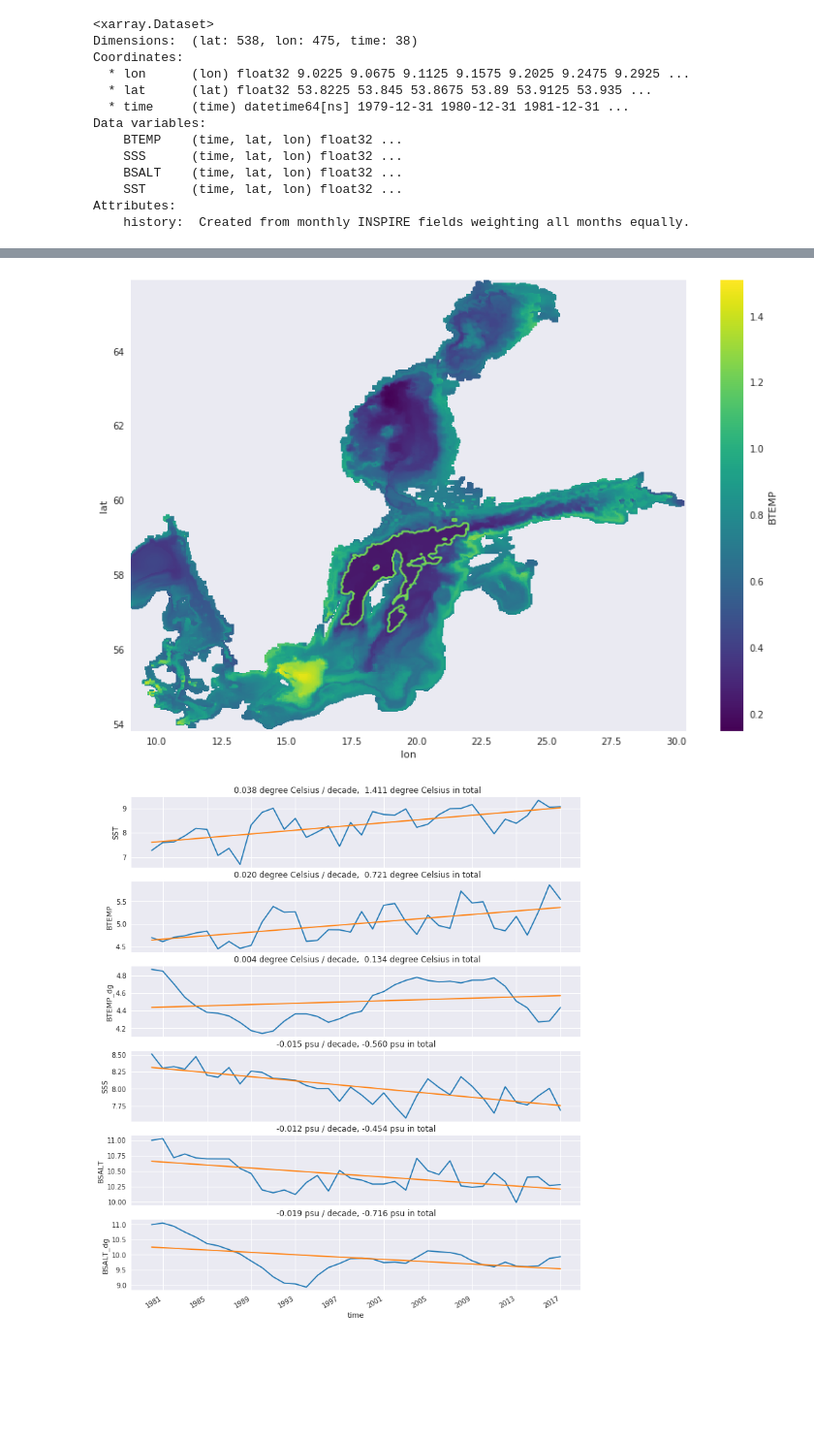
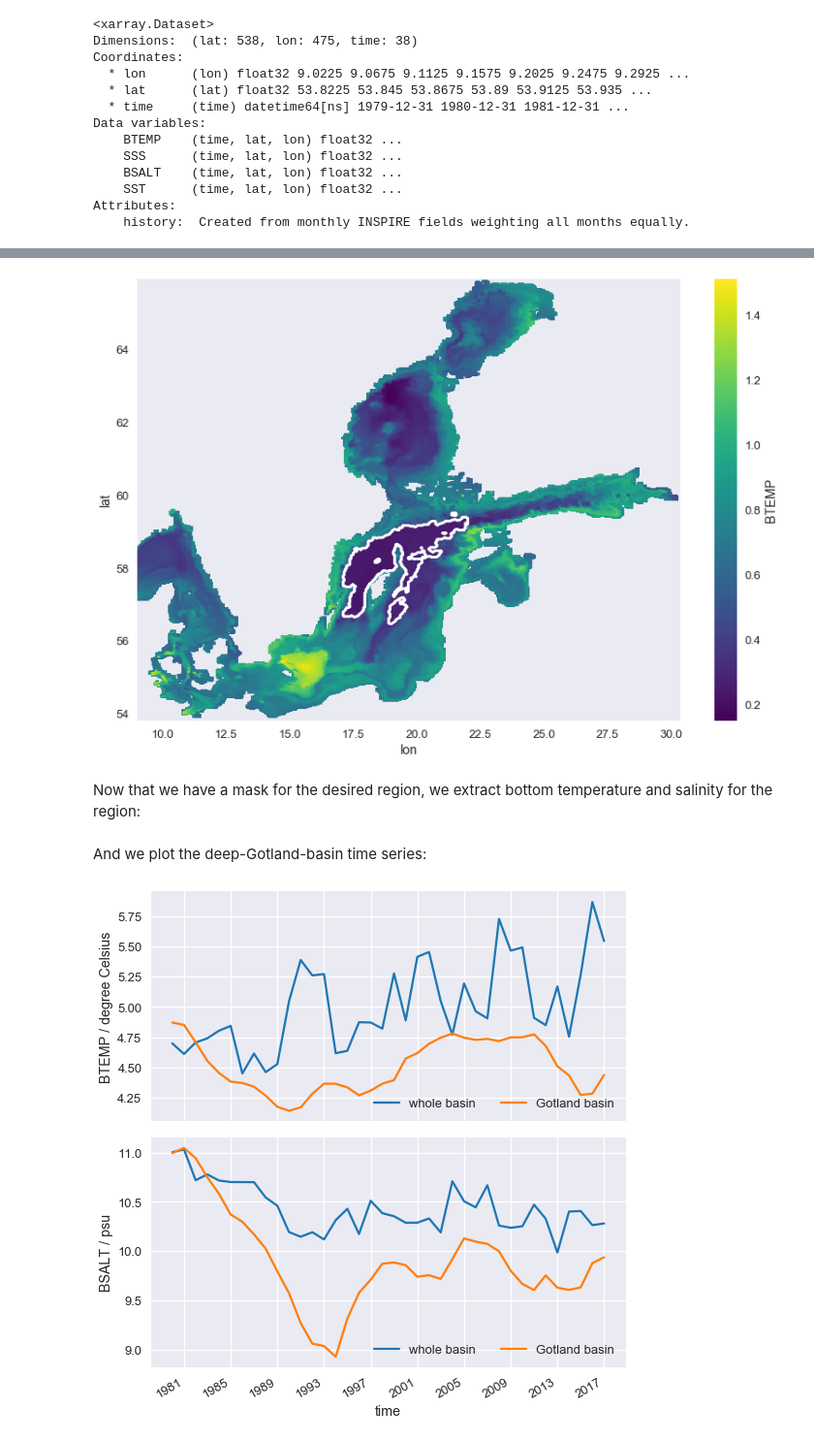
Before and after one commit to geomar-od/python-intro-201804, a Jupyter notebook: session-02_part-04_read_and_plot_baltic_hydrography_xarray.ipynb, the cells around one changed output, grey strips where cells are left out. Shown at 97% size. Saved outputs shown, nothing was run; the diff lists cells and outputs as text; code cells hidden in the pictures; blank space fills up the shorter version.

```diff
--- a/session-02_part-04_read_and_plot_baltic_hydrography_xarray.ipynb
+++ b/session-02_part-04_read_and_plot_baltic_hydrography_xarray.ipynb
@@ -9,4 +15,4 @@ import warnings
 warnings.filterwarnings('ignore')
 # %%
 sns.set_style("darkgrid")
-sns.set_context("notebook")
+sns.set_context("talk")
@@ -15,7 +23,7 @@ file_name = "data/baltic_hydrography/INSPIRE_1979_2016_annual_oce_surf_and_botto
 
 ds = xr.open_dataset(file_name)
 
-ds = ds.sel(lon=slice(9, 31))
+ds = ds.sel(lon=slice(9, None))  # East of 9°E
 
 display(ds)
 # %% [output]
@@ -63,8 +91,8 @@ def _get_trend(da):
 # %%
-fig, ax_vec = plt.subplots(4, 1, figsize=(12, 10))
+fig, ax_arr = plt.subplots(2, 2, sharex=True, figsize=(16, 8))
 
-for ax, v in zip(ax_vec, [ds[v] for v in ds.variables
-                          if "time" in ds[v].coords and "lat" in ds[v].coords]):
+for ax, v in zip(ax_arr.flat, [ds[vn] for vn in ["SST", "BTEMP",
+                                                 "SSS", "BSALT"]]):
 
     v_mean = _weighted_horizontal_mean(v)
     v_mean.plot(ax=ax);
@@ -72,7 +100,10 @@ for ax, v in zip(ax_vec, [ds[v] for v in ds.variables
     v_trend, slope, total_diff = _get_trend(v_mean)
     v_trend.plot(ax=ax);
 
-    ax.set_title(("{slope: .3f} {units} / decade, " +
+    ax.set_title(("{slope: .3f} {units} / 10y, " +
                   "{total: .3f} {units} in total"
-                 ).format(slope=slope, total=total_diff, units=v.units));
+                 ).format(name=v.name, slope=slope, total=total_diff, units=v.units))
+    ax.set_ylabel("{} / {}".format(v.name, v.units));
+
+fig.tight_layout();
 # %% [output]
@@ -80,30 +115,39 @@ for ax, v in zip(ax_vec, [ds[v] for v in ds.variables
 # %%
+# define boolean mask for deep Gotland basin waters
 ds["deep_gotland"] = (
     (ds.BTEMP.std("time") < 0.3) &
     (ds.coords["lat"] < 59.5) & (ds.coords["lon"] < 22.0))
 ds.deep_gotland.rename("deep Gotland basin waters")
+
+# plot the mask with temperature variability
 ds.BTEMP.std("time").plot(size=9);
-ds.deep_gotland.plot.contour();
+ds.deep_gotland.plot.contour(colors=("w", ));
 # %% [output]
-[figure, old version]
+[figure, new version]
+# %% [markdown]
+Now that we have a mask for the desired region, we extract bottom temperature and salinity for the region:
 # %%
-ds["BTEMP_dg"] = ds.BTEMP.where(ds.deep_gotland).rename(ds.BTEMP.name + "_DG")
-ds["BSALT_dg"] = ds.BSALT.where(ds.deep_gotland).rename(ds.BSALT.name + "_DG")
+ds["BTEMP_DG"] = ds.BTEMP.where(ds.deep_gotland).rename(ds.BTEMP.name + "_DG")
+ds["BSALT_DG"] = ds.BSALT.where(ds.deep_gotland).rename(ds.BSALT.name + "_DG")
+# %% [markdown]
+And we plot the deep-Gotland-basin time series:
 # %%
-fig, ax_vec = plt.subplots(6, 1, sharex=True, figsize=(12, 15))
-isub = 0
+fig, ax_arr = plt.subplots(2, 1, sharex=True, figsize=(8, 8))
 
-for ax, v in zip(ax_vec, [ds[vn] for vn in ["SST", "BTEMP", "BTEMP_dg",
-                                           "SSS", "BSALT", "BSALT_dg"]]):
+for ax, v in zip(ax_arr.flat, [ds[vn] for vn in ["BTEMP", "BSALT"]]):
 
+    # plot for whole basin
     v_mean = _weighted_horizontal_mean(v)
-    v_mean.plot(ax=ax);
+    v_mean.plot(ax=ax, label="whole basin");
 
-    v_trend, slope, total_diff = _get_trend(v_mean)
-    v_trend.plot(ax=ax);
+    # plot for dg only
+    v_mean_dg = _weighted_horizontal_mean(ds[v.name + "_DG"])
+    v_mean_dg.plot(ax=ax, label="Gotland basin");
 
-    ax.set_title(("{slope: .3f} {units} / decade, " +
-                  "{total: .3f} {units} in total"
-                 ).format(slope=slope, total=total_diff, units=v.units))
+    ax.set_ylabel("{} / {}".format(v.name, v.units));
+
+    ax.legend(ncol=2, loc=4);
+
+fig.tight_layout();
 # %% [output]
-[figure, old version]
+[figure, new version]
```
Also changed, not shown: parts of 11 cells of this notebook.
